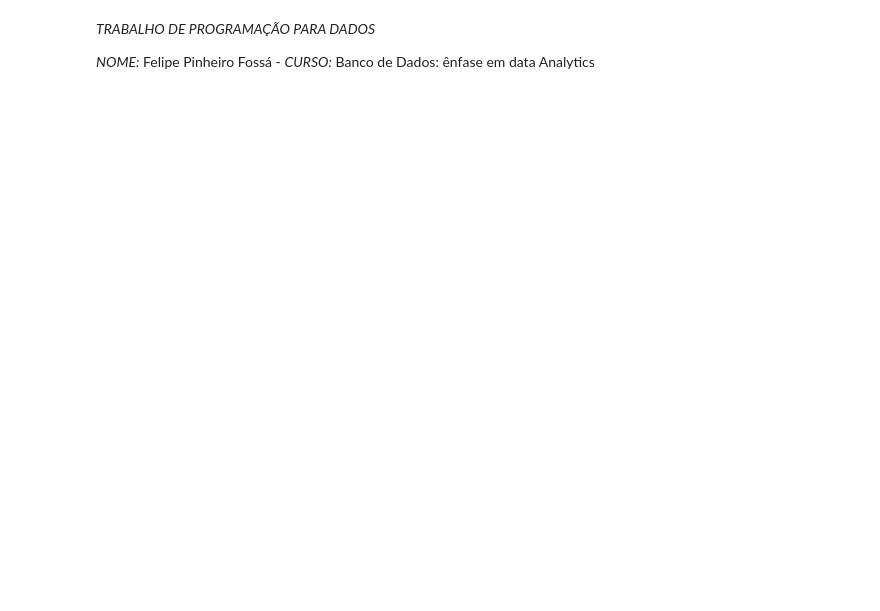
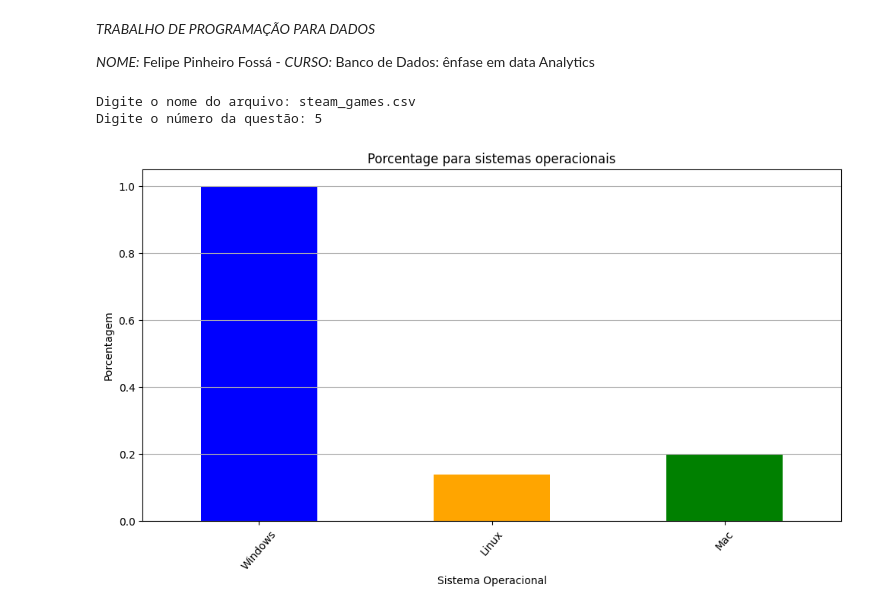
Before and after one commit to FelipePinheiro964/PUCRS---Fase-2---Steam-Games, a Jupyter notebook: PUCRS_Fase_2_Steam_games.ipynb, the cells around one changed output. Cells and saved outputs as stored; diff of their text form; code cells hidden in the pictures; blank space fills up the shorter version.

Commit message:
Primeiro grafico concluido

```diff
--- a/PUCRS_Fase_2_Steam_games.ipynb
+++ b/PUCRS_Fase_2_Steam_games.ipynb
@@ -97,30 +97,66 @@ match input('Digite o número da questão: '):
         (tabela_copy['Price'] > 0)
 
     ]
 
 
     media_positivas = top5_empresas_pagos.groupby('Publishers')['Positive'].mean()
 
     mediana_positivas = top5_empresas_pagos.groupby('Publishers')['Positive'].median()
 
     display(top5_empresas)
     display(media_positivas)
     display(mediana_positivas)
 
   case '4':
 
     tabela_copy = tabela.copy()
 
     tabela_copy['Release date'] = pd.to_datetime(tabela_copy['Release date'], format='mixed', errors='coerce')
 
 
     jogos_2018_2022 = tabela_copy[(tabela_copy['Release date'].dt.year >= 2018) & (tabela_copy['Release date'].dt.year <= 2022)]
     contagem_linux = jogos_2018_2022[jogos_2018_2022['Linux']].groupby(jogos_2018_2022['Release date'].dt.year).size()
 
     display(contagem_linux)
 
     crescimento = contagem_linux.diff().dropna()  # Calcula a diferença ano a ano
     cresceu = crescimento > 0  # Verifica se a diferença é positiva
 
 
     display(crescimento)
+
+
+  ###########################
+  ######## GRAFICOS #########
+  ###########################
+
+  case '5':
+    sist_op = tabela.copy()
+
+    contagem_sistemas = {
+        'Windows': sist_op['Windows'].sum(),
+        'Linux': sist_op['Linux'].sum(),
+        'Mac': sist_op['Mac'].sum()
+    }
+
+    contagem_sistemas_df = pd.DataFrame(list(contagem_sistemas.items()), columns=['Sistema Operacional', 'Quantidade'])
+
+    total_jogos = len(sist_op)
+    contagem_sistemas_df['Porcentagem'] = (contagem_sistemas_df['Quantidade'] / total_jogos)
+
+    ## grafico
+
+    plt.figure(figsize=(10,6))
+    contagem_sistemas_df.set_index('Sistema Operacional')['Porcentagem'].plot(kind='bar', color=['blue', 'orange', 'green'])
+    plt
+    plt.title('Porcentage para sistemas operacionais')
+    plt.ylabel('Porcentagem')
+    plt.xlabel('Sistema Operacional')
+    plt.xticks(rotation=50)
+    plt.grid(axis='y')
+    plt.tight_layout()
+    plt.show()
+# %% [output]
+Digite o nome do arquivo: steam_games.csv
+Digite o número da questão: 5
+[figure, added]
```
